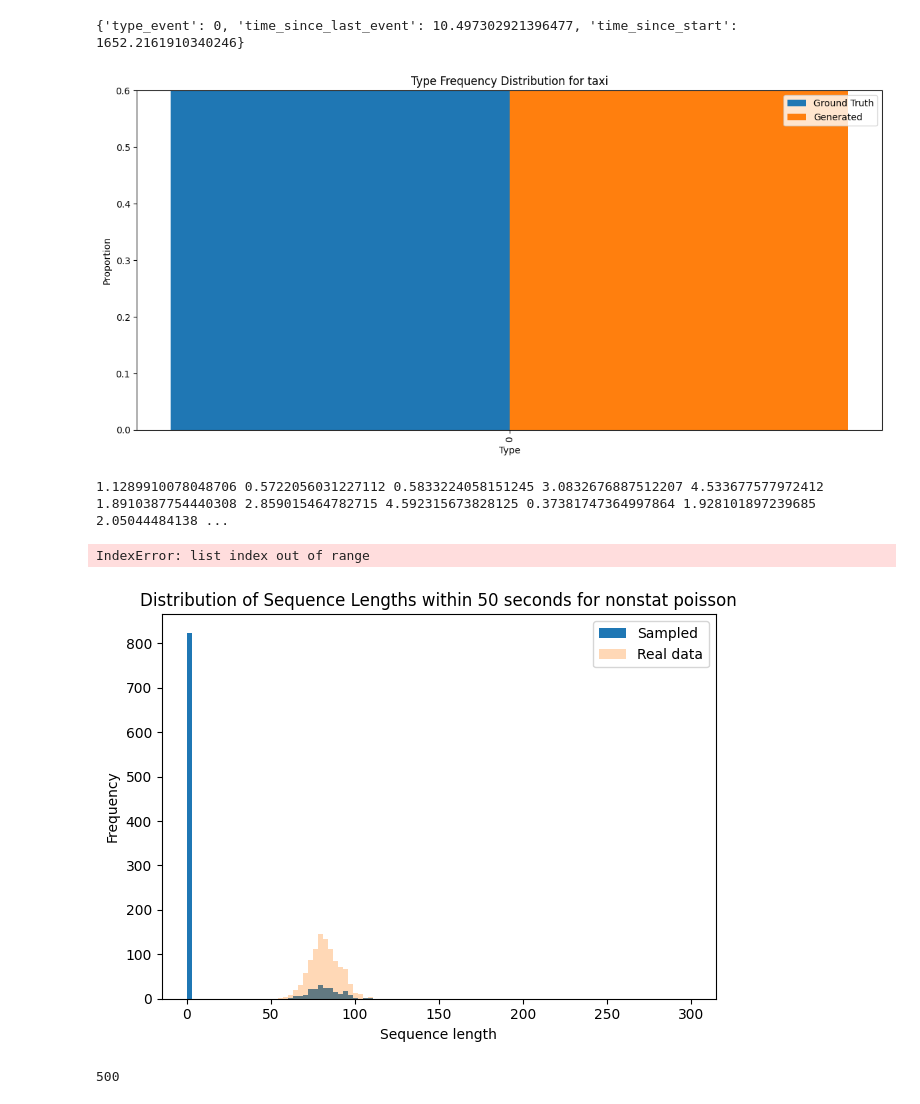
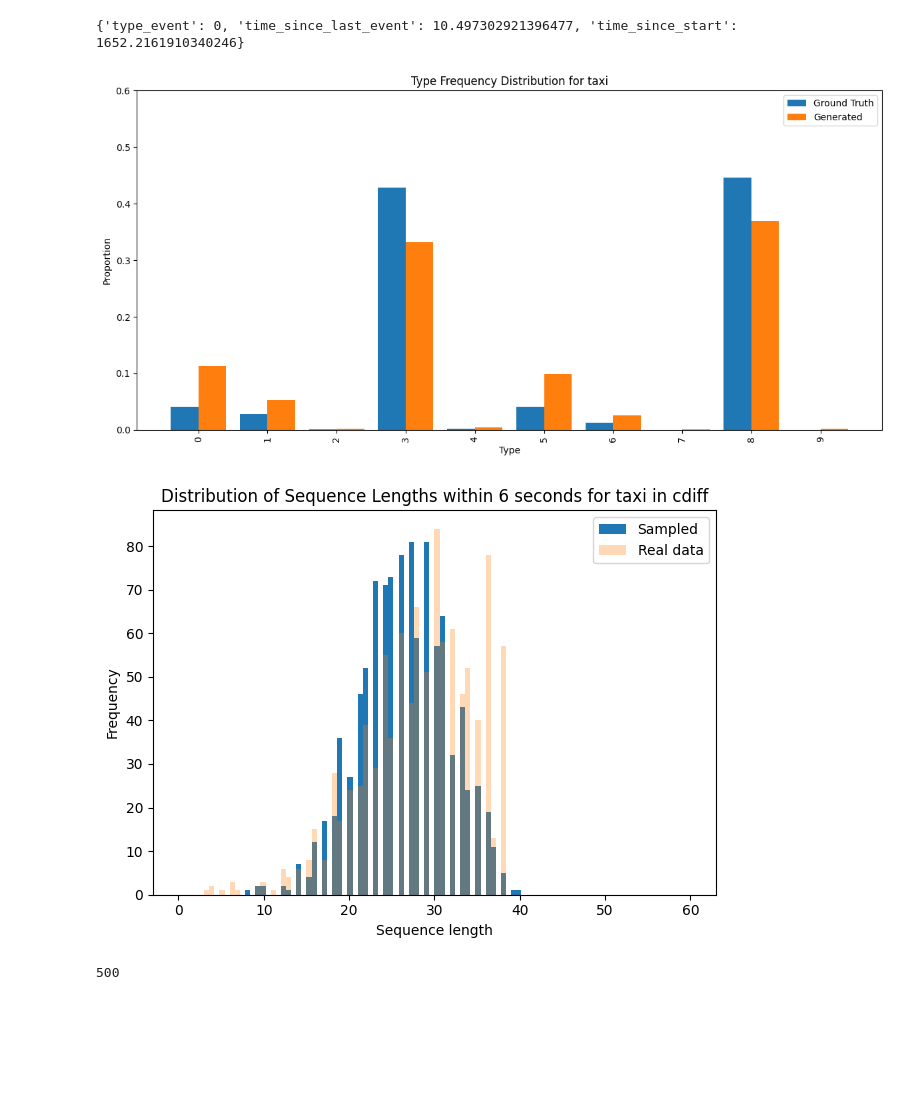
Before and after one commit to Nanashi-bot/cdiff_changed, a Jupyter notebook: arg_analysis.ipynb, the cells around one changed output. Saved outputs shown, nothing was run; the diff lists cells and outputs as text; code cells hidden in the pictures; blank space fills up the shorter version.

```diff
--- a/arg_analysis.ipynb
+++ b/arg_analysis.ipynb
@@ -108,22 +108,22 @@ len(dataset['generated'][0])
 import pickle
 import torch
 
-data = 'nonstat_poisson'
+# data = 'nonstat_renewal'
 
-with open(f'./data/synthetic/{data}/train.pkl', 'rb') as f:
+# with open(f'./data/synthetic/{data}/train.pkl', 'rb') as f:
+#     train_data = pickle.load(f)
+# with open(f'./data/synthetic/{data}/test.pkl', 'rb') as f:
+#     test_data = pickle.load(f)
+# with open(f'./data/synthetic/{data}/dev.pkl', 'rb') as f:
+#     dev_data = pickle.load(f)
+
+data = 'taxi'
+with open(f'./data/{data}/train.pkl', 'rb') as f:
     train_data = pickle.load(f)
-with open(f'./data/synthetic/{data}/test.pkl', 'rb') as f:
+with open(f'./data/{data}/test.pkl', 'rb') as f:
     test_data = pickle.load(f)
-with open(f'./data/synthetic/{data}/dev.pkl', 'rb') as f:
+with open(f'./data/{data}/dev.pkl', 'rb') as f:
     dev_data = pickle.load(f)
-
-# data = 'retweet'
-# with open(f'./data/{data}/train.pkl', 'rb') as f:
-#     train_data = pickle.load(f)
-# with open(f'./data/{data}/test.pkl', 'rb') as f:
-#     test_data = pickle.load(f)
-# with open(f'./data/{data}/dev.pkl', 'rb') as f:
-#     dev_data = pickle.load(f)
 
 print(len(train_data['train']))
 print(len(test_data['test']))
@@ -135,8 +135,8 @@ print(len(dev_data['dev']))
 # %%
-with open(f'./nullsamples/nonstat_poisson/test.pkl', 'rb') as f:
+with open(f'./nullsamples/taxi20/generated_taxi20_40.pkl', 'rb') as f:
     dataset = pickle.load(f)
 
-print(len(dataset['test']))
+print(len(dataset['generated']))
 # %% [output]
 1024
 # %%
@@ -167,76 +167,69 @@ for i in range(len(train_data['train'][:1024])):
 def type_visualise():
     count1 = Counter(gt_types)
     count2 = Counter(pred_types)
 
     total1 = sum(count1.values())
     total2 = sum(count2.values())
 
     all_keys = sorted(set(count1.keys()) | set(count2.keys()))
     freq1 = [count1.get(k, 0) / total1 for k in all_keys]
     freq2 = [count2.get(k, 0) / total2 for k in all_keys]
 
     x = np.arange(len(all_keys))
     width = 0.4
 
     fig, ax = plt.subplots(figsize=(12, 6))
     ax.bar(x - width / 2, freq1, width=width, label='Ground Truth')
     ax.bar(x + width / 2, freq2, width=width, label='Generated')
 
     ax.set_xticks(x)
     ax.set_xticklabels(all_keys, rotation=90)
     ax.set_xlabel('Type')
     ax.set_ylabel('Proportion')
-    ax.set_title('Type Frequency Distribution for taxi')
+    ax.set_title(f'Type Frequency Distribution for {data}')
     ax.set_ylim(0, 0.6)
     ax.legend()
 
     plt.tight_layout()
     plt.show()
 
 type_visualise()
 # %% [output]
-[figure, old version]
+[figure, new version]
 # %%
 for s in train_data['train'][:10]:
     print(s[0]['time_since_start'],'-----',s[-1]['time_since_start'], '-------', len(s))
 print("XXXXXXXXXXXx")
 for s in dataset['test'][:10]:
     print(s[0]['time_since_start'],'-----',s[-1]['time_since_start'])
-# %%
-for seq in dataset['test']:
-    for e in seq:
-        if e['time_since_start'] < t_max
-# %% [output]
-1.1289910078048706 0.5722056031227112 0.5833224058151245 3.0832676887512207 4.533677577972412 1.8910387754440308 2.859015464782715 4.592315673828125 0.37381747364997864 1.928101897239685 2.05044484138 ...
-IndexError: list index out of range
 # %%
 import matplotlib.pyplot as plt
 import numpy as np
 
 
-t_max = 50
+t_max = 6
 
 # counts_gt = [sum(1 for e in seq if e['time_since_start'] < t_max) for seq in test_data['test']]
 counts_gt = (
-    [sum(1 for e in seq if e['time_since_start'] < t_max) for seq in train_data['train']] +
-    [sum(1 for e in seq if e['time_since_start'] < t_max) for seq in dev_data['dev']] +
-    [sum(1 for e in seq if e['time_since_start'] < t_max) for seq in test_data['test']]
+    [sum(1 for e in seq if e['time_since_start'] < t_max) for seq in train_data['train'][:1024]]
+    # [sum(1 for e in seq if e['time_since_start'] < t_max) for seq in test_data['test']] +
+    # [sum(1 for e in seq if e['time_since_start'] < t_max) for seq in dev_data['dev']]
 )
 
-counts_pred = [sum(1 for e in seq if e['time_since_start'] < t_max) for seq in dataset['test']]
+counts_pred = [sum(1 for e in seq if e['time_since_start'] < t_max) for seq in dataset['generated']]
 
 # counts_pred = [c for c in counts_pred if c > 1]
 
-plt.hist(counts_pred, bins=100, label='Sampled', density=False, range=(0, 300))
-plt.hist(counts_gt, bins=100, alpha=0.3, label='Real data', density=False, range=(0, 300))
+plt.hist(counts_pred, bins=100, label='Sampled', density=False, range=(0, 100))
+plt.hist(counts_gt, bins=100, alpha=0.3, label='Real data', density=False, range=(0, 100))
 plt.xlabel("Sequence length")
 plt.ylabel("Frequency")
-plt.title(f"Distribution of Sequence Lengths within {t_max} seconds for nonstat poisson")
+plt.title(f"Distribution of Sequence Lengths within {t_max} seconds for {data} in cdiff")
 plt.legend()
 plt.tight_layout()
 plt.show()
 # %% [output]
-[figure, old version]
+[figure, new version]
 # %%
 m = 0
 seq_last_time = []
```
Also changed, not shown: parts of 1 cell of this notebook, 1 other file.
